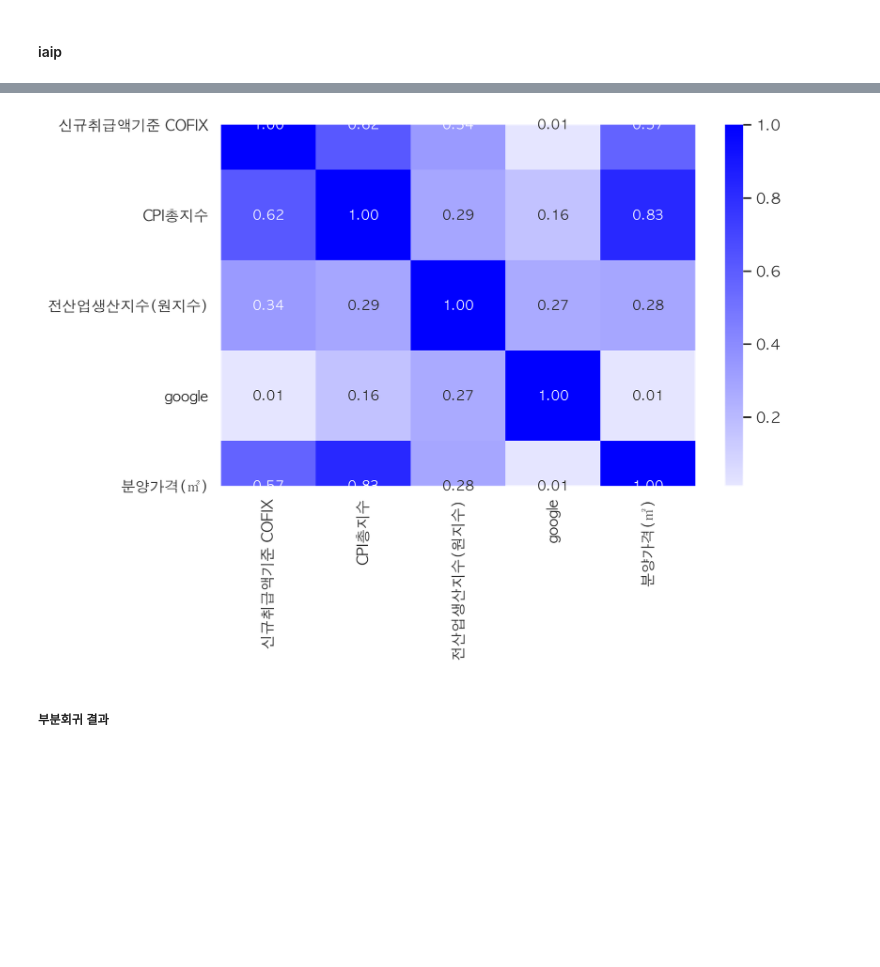
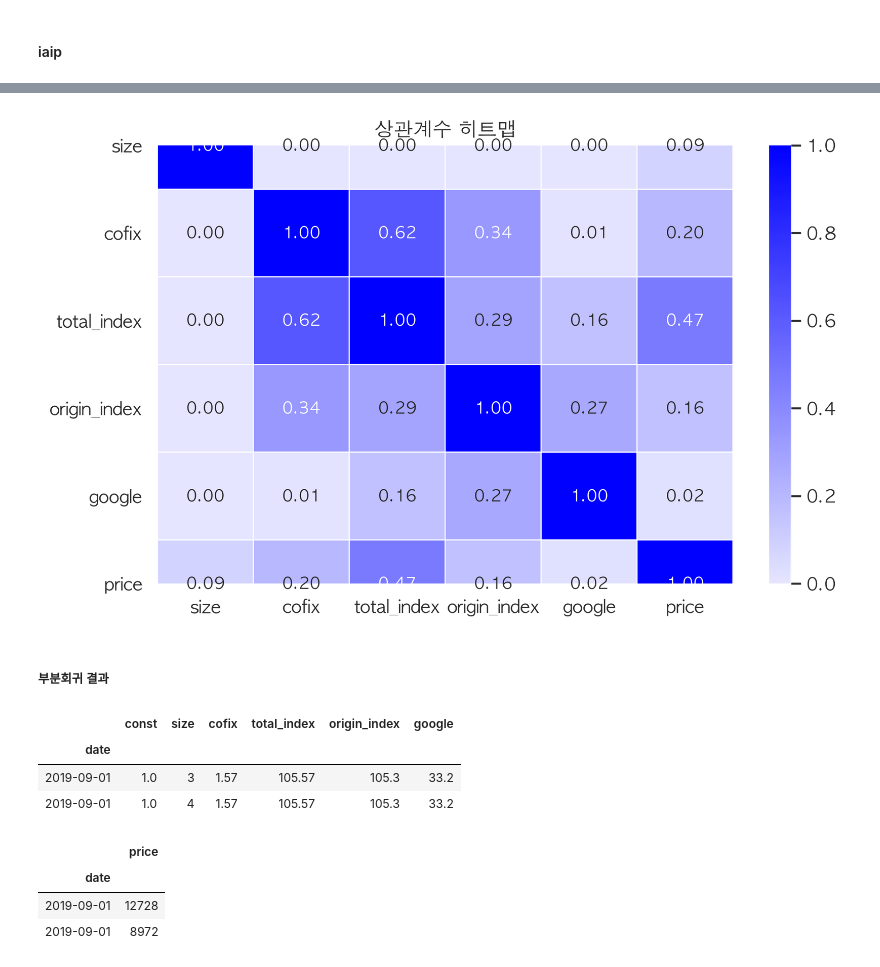
Before and after one commit to trhgu/EDA_project, a Jupyter notebook: EDA_final.ipynb, the cells around one changed output, grey strips where cells are left out. Cells and saved outputs as stored; diff of their text form; code cells hidden in the pictures; blank space fills up the shorter version.

```diff
--- a/EDA_final.ipynb
+++ b/EDA_final.ipynb
@@ -167,4 +125,0 @@ googletrend_df.tail(2)
-# %%
-# 날짜(index) 형식 맞추기
-googletrend_df["date"] = googletrend_df["date"].apply(lambda x: x[:4]+x[5:7])
-googletrend_df.head()
@@ -178,6 +126,8 @@ googletrend_df.head()
 # %%
 # 같은 date끼리 groupby 하기
+googletrend_df['date'] = googletrend_df['date'].str[0:4] + \
+    "-" + googletrend_df['date'].str[5:7] + "-01"
 googletrend_df = googletrend_df.groupby("date").agg("mean").reset_index()
-googletrend_df.head()
+googletrend_df.head(2)
 # %% [output]
 |  | date | google |
@@ -274,0 +182,10 @@ seoul_corr = seoul.corr()
+# %%
+# 분석대상이 되는 데이터 선정
+seoul_pre = house_df[(house_df["city"] == "서울")]
+seoul = seoul_pre[(seoul_pre["size"] == 1) | (seoul_pre["size"] == 2) | (
+    seoul_pre["size"] == 3) | (seoul_pre["size"] == 4)]
+seoul = seoul[["date", "size", "cofix",
+               "total_index", "origin_index", "google", "price"]]
+seoul['size'] = seoul['size'].astype('int')
+seoul['origin_index'] = seoul['origin_index'].astype('float')
+seoul.tail()
@@ -274,0 +199,5 @@ seoul_corr = seoul.corr()
+# %%
+# 시계열 데이터 인덱스화
+seoul["date"] = seoul["date"].apply(pd.to_datetime)
+seoul.set_index("date", inplace=True)
+seoul_table = seoul.copy()
@@ -275,8 +248,12 @@ seoul_corr = seoul.corr()
 # %%
-sns.heatmap(seoul_corr, cmap=sns.light_palette(
-    "blue", as_cmap=True), annot=True, fmt=".2f")
+# 변수간 상관계수 및 히트맵
+seoul_corr = seoul_table.corr()
+
+sns.heatmap(data=seoul_corr, cmap=sns.light_palette(
+    "blue", as_cmap=True), annot=True, linewidths=.5, fmt=".2f")
+plt.title("상관계수 히트맵")
 plt.show()
 # %% [output]
-[figure, old version]
+[figure, new version]
 # %% [markdown]
 ##### 부분회귀 결과
@@ -282,0 +264,14 @@ plt.show()
+# %%
+seoul_X.tail(2)
+# %% [output]
+|  | const | size | cofix | total_index | origin_index | google |
+| date |  |  |  |  |  |  |
+| 2019-09-01 | 1.0 | 3 | 1.57 | 105.57 | 105.3 | 33.2 |
+| 2019-09-01 | 1.0 | 4 | 1.57 | 105.57 | 105.3 | 33.2 |
+# %%
+seoul_y.tail(2)
+# %% [output]
+|  | price |
+| date |  |
+| 2019-09-01 | 12728 |
+| 2019-09-01 | 8972 |
```
Also changed, not shown: parts of 57 cells of this notebook.
